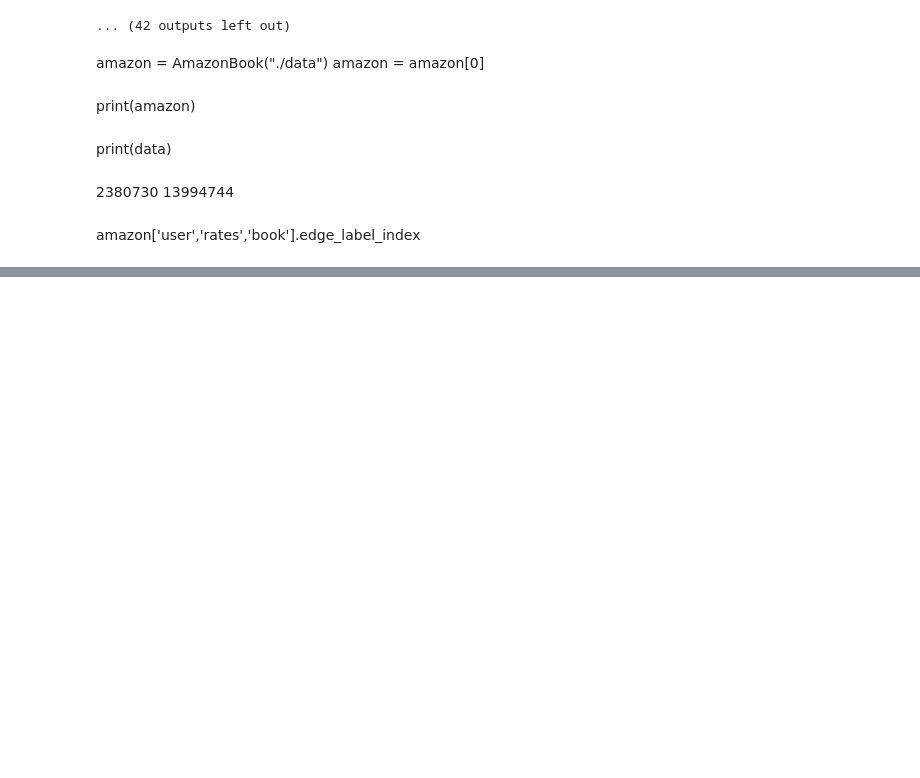
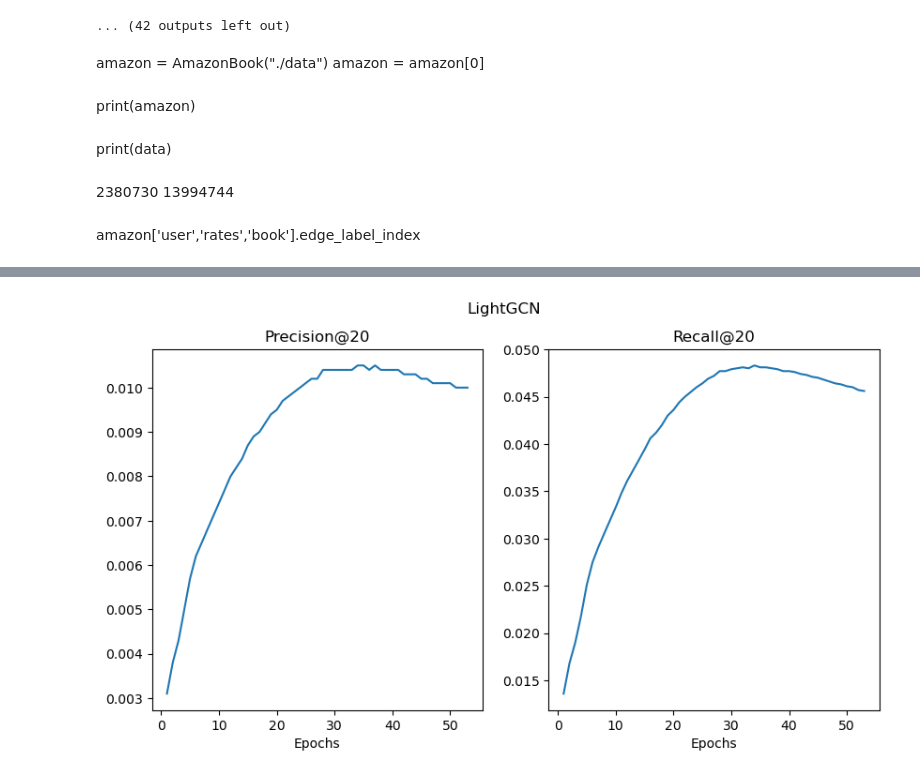
Before and after one commit to paulcho98/RecSys_HandM, a Jupyter notebook: LightGCN_train.ipynb, the cells around one changed output, grey strips where cells are left out. Saved outputs shown, nothing was run; the diff lists cells and outputs as text; code cells hidden in the pictures; blank space fills up the shorter version.

Commit message:
visualize results

```diff
--- a/LightGCN_train.ipynb
+++ b/LightGCN_train.ipynb
@@ -246,0 +396,15 @@ amazon['user','rates','book'].edge_label_index
+# %%
+import matplotlib.pyplot as plt
+
+fig, ax = plt.subplots(1,2, figsize=(10, 5))
+ax[0].plot(loss_record.index, loss_record['Precision@20'])
+ax[1].plot(loss_record.index, loss_record['Recall@20'])
+ax[0].set_title('Precision@20')
+ax[1].set_title('Recall@20')
+ax[0].set_xlabel('Epochs')
+ax[1].set_xlabel('Epochs')
+fig.suptitle("LightGCN")
+plt.show
+plt.savefig('LightGCN_results.jpg')
+# %% [output]
+[figure, added]
```
Also changed, not shown: parts of 1 cell of this notebook, 19 other files.
